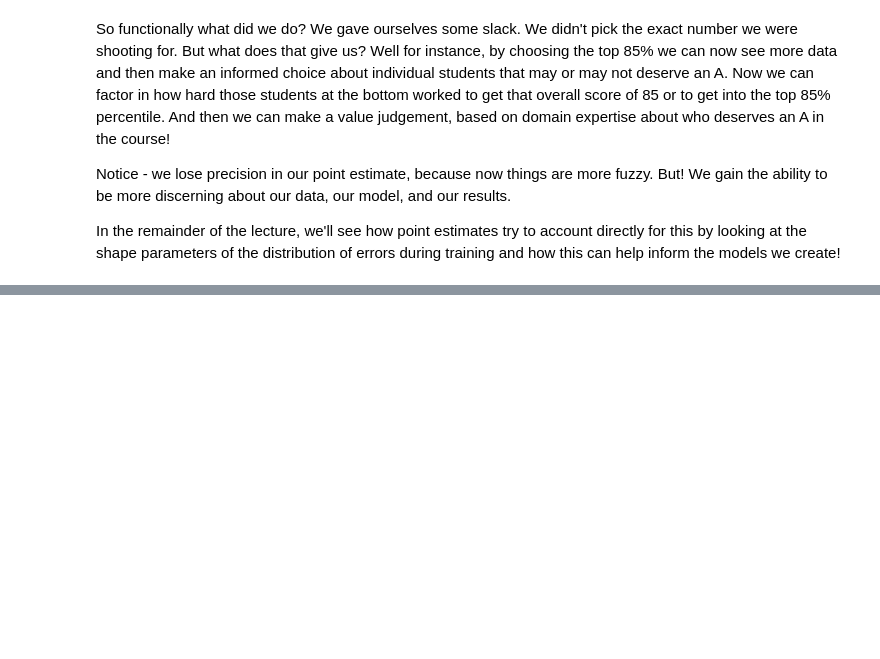
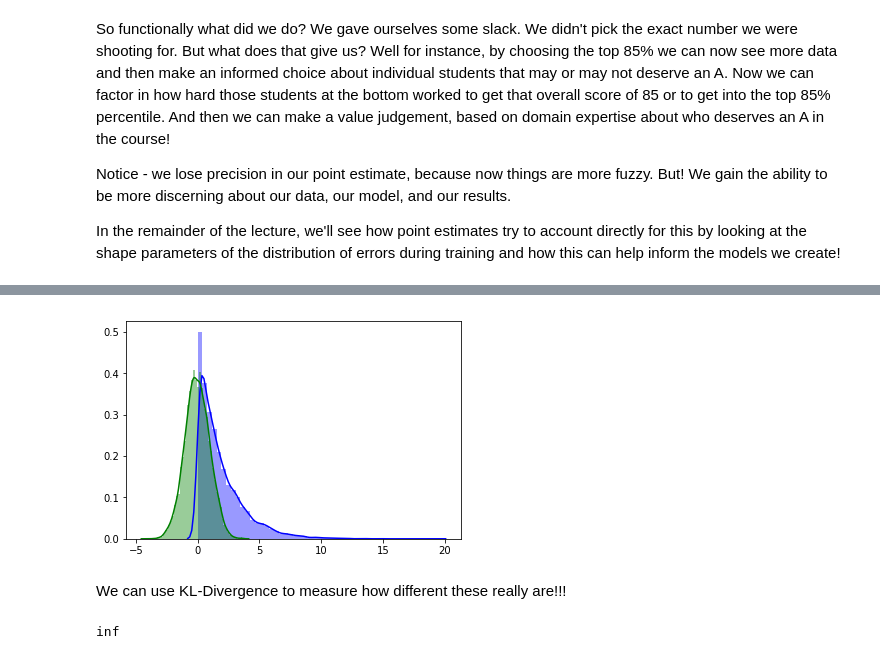
Before and after one commit to EricSchles/second_data_science_meetup_nyc, a Jupyter notebook: regression.ipynb, the cells around one changed output, grey strips where cells are left out. Cells and saved outputs as stored; diff of their text form; code cells hidden in the pictures; blank space fills up the shorter version.

```diff
--- a/regression.ipynb
+++ b/regression.ipynb
@@ -361,0 +588,20 @@ In the remainder of the lecture, we'll see how point estimates try to account di
+# %%
+normal_dist = np.random.normal(0, 1, size=10000)
+exponential_dist = np.random.exponential(1.9, size=10000)
+sns.distplot( exponential_dist , color="blue")
+sns.distplot( normal_dist , color="green")
+
+plt.show()
+# %% [output]
+[figure, added]
+# %% [markdown]
+We can use KL-Divergence to measure how different these really are!!!
+# %%
+t1 = stats.norm(0, 1)
+t2 = stats.expon(1.9)
+
+# domain to evaluate PDF on
+x = np.linspace(-5, 5, 100)
+stats.entropy(t1.pdf(x), t2.pdf(x))
+# %% [output]
+inf
```
Also changed, not shown: parts of 33 cells of this notebook.
